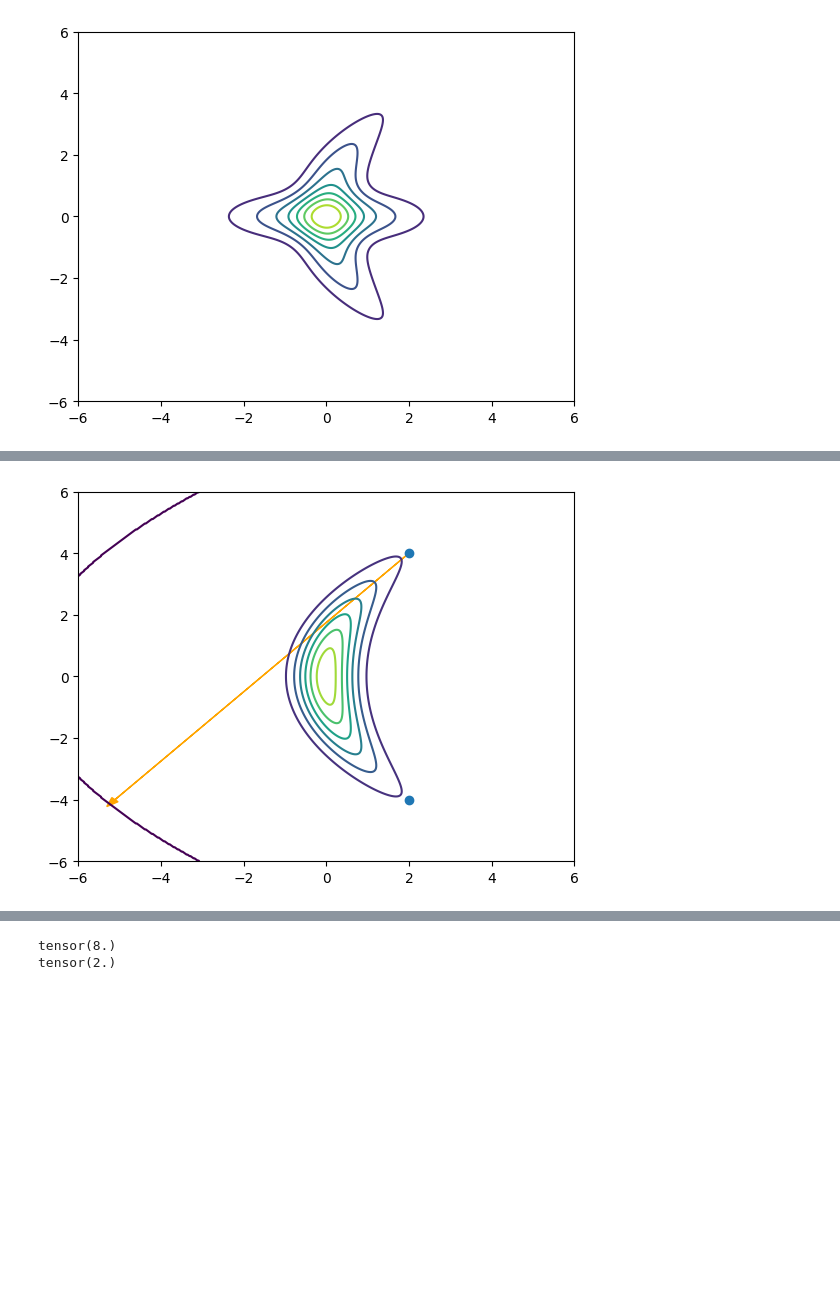
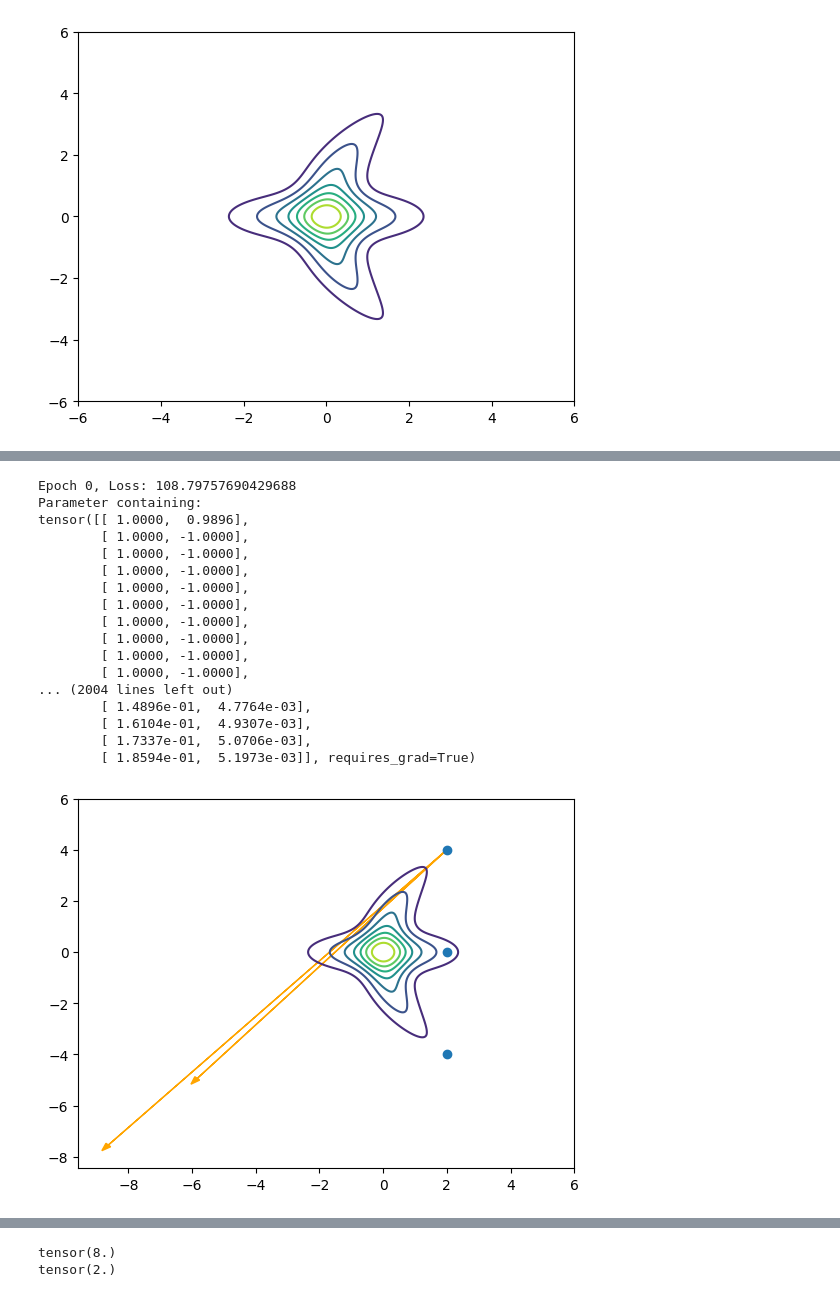
Before and after one commit to GBATZOLIS/Score-Based-Pullback-Riemannian-Geometry, a Jupyter notebook: quadratic_double_banana.ipynb, the cells around one changed output, grey strips where cells are left out. Saved outputs shown, nothing was run; the diff lists cells and outputs as text; code cells hidden in the pictures; blank space fills up the shorter version.

Commit message:
geodesics and logarithmic work in basic but solutions need regularisation

```diff
--- a/quadratic_double_banana.ipynb
+++ b/quadratic_double_banana.ipynb
@@ -68,14 +112,35 @@ AttributeError: 'QuadraticDoubleBananaPullbackManifold' object has no attribute
 # %%
 # test logarithmic mapping
-logarithmic = banana_manifold.log(x0,x1[None])[0]
+p = 100
+logarithmic_x0_x1 = double_banana_manifold.log(x0,x1[None], p=p)[0].detach().numpy()
+logarithmic_x0_x2 = double_banana_manifold.log(x0,x2[None], p=p)[0].detach().numpy()
 
 plt.contour(x_grid, y_grid, density_banana)
-plt.arrow(x0[0], x0[1], logarithmic[0], logarithmic[1], head_width=0.2, color="orange")
-plt.scatter(torch.tensor([x0[0], x1[0]]), torch.tensor([x0[1], x1[1]]))
-plt.savefig("results/quadratic_banana/logarithmic.eps")
+plt.arrow(x0[0], x0[1], logarithmic_x0_x1[0], logarithmic_x0_x1[1], head_width=0.2, color="orange")
+plt.arrow(x0[0], x0[1], logarithmic_x0_x2[0], logarithmic_x0_x2[1], head_width=0.2, color="orange")
+plt.scatter(torch.tensor([x0[0], x1[0], x2[0]]), torch.tensor([x0[1], x1[1], x2[1]]))
+plt.savefig("results/quadratic_double_banana/logarithmic.eps")
 plt.show()
+# TODO we should probably add weight decay to get smaller and more stable solutions
 # %% [output]
+Epoch 0, Loss: 108.79757690429688
+Parameter containing:
+tensor([[ 1.0000,  0.9896],
+        [ 1.0000, -1.0000],
+        [ 1.0000, -1.0000],
+        [ 1.0000, -1.0000],
+        [ 1.0000, -1.0000],
+        [ 1.0000, -1.0000],
+        [ 1.0000, -1.0000],
+        [ 1.0000, -1.0000],
+        [ 1.0000, -1.0000],
+        [ 1.0000, -1.0000],
+... (2004 lines left out)
+        [ 1.4896e-01,  4.7764e-03],
+        [ 1.6104e-01,  4.9307e-03],
+        [ 1.7337e-01,  5.0706e-03],
+        [ 1.8594e-01,  5.1973e-03]], requires_grad=True)
-[figure, old version]
+[figure, new version]
 # %%
 # test exponential mapping
 exponential = banana_manifold.exp(x0,logarithmic[None])[0]
```
Also changed, not shown: parts of 7 cells of this notebook, 6 other files.
